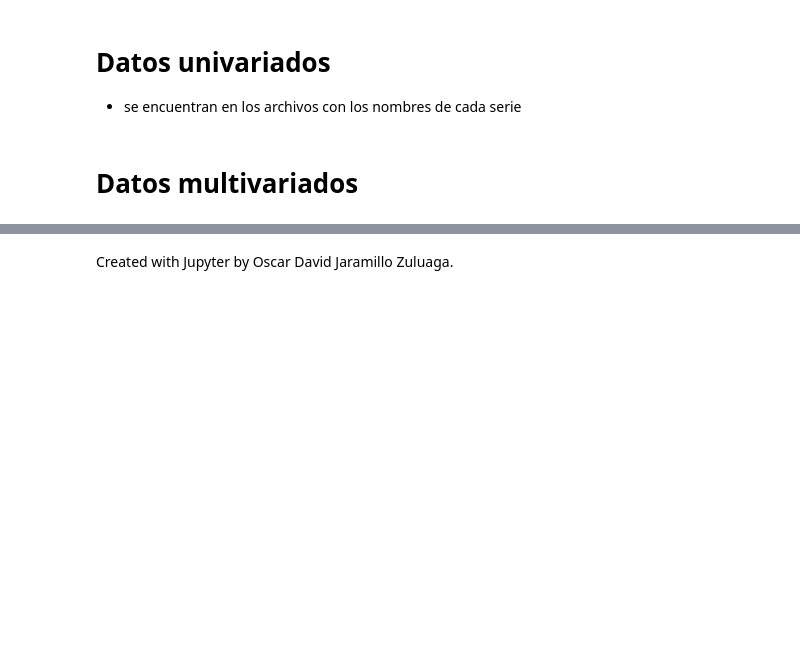
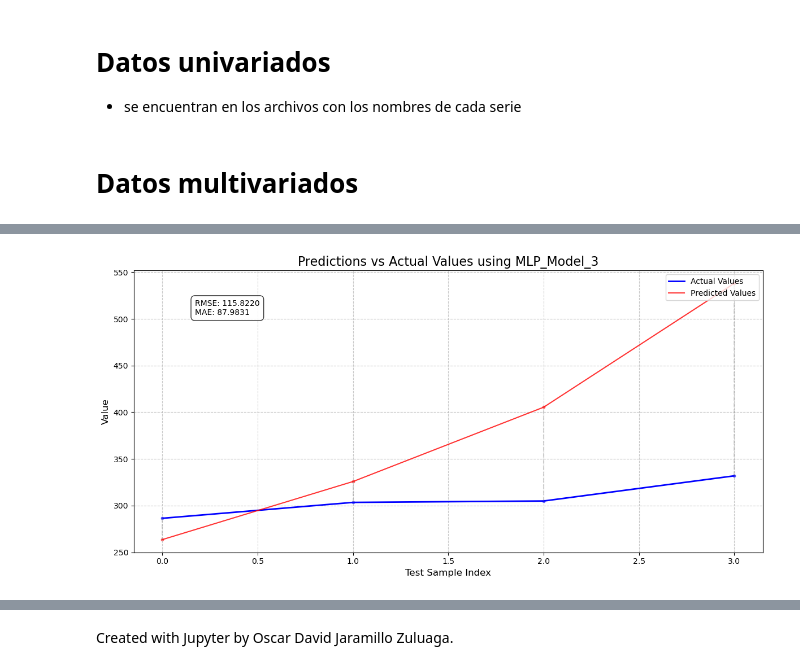
Before and after one commit to Pepe-Chuy/Examen2NL, a Jupyter notebook: Examen2_Tema2.ipynb, the cells around one changed output, grey strips where cells are left out. Drawn from its saved outputs; the diff is of its cells as text; code cells hidden in the pictures; blank space fills up the shorter version.

Commit message:
mpv model

```diff
--- a/Examen2_Tema2.ipynb
+++ b/Examen2_Tema2.ipynb
@@ -174,0 +243,11 @@ df
+# %%
+n_steps_in, n_steps_out = 6, 1
+
+X_train, y_train = split_multivariate_sequence_m_step(train.values, n_steps_in, n_steps_out)
+X_val, y_val = split_multivariate_sequence_m_step(val.values, n_steps_in, n_steps_out)
+X_test, y_test = split_multivariate_sequence_m_step(test.values, n_steps_in, n_steps_out)
+
+# Imprimir dimensiones de los datos de entrenamiento, validación y test
+print('Datos de entrenamiento', X_train.shape, y_train.shape)
+print('Datos de validación', X_val.shape, y_val.shape)
+print('Datos de test', X_test.shape, y_test.shape)
@@ -174,0 +486,75 @@ df
+# %%
+import numpy as np
+import matplotlib.pyplot as plt
+from sklearn.metrics import mean_squared_error, mean_absolute_error
+
+# Find the best model from the results dictionary
+best_model_name = min(results, key=lambda x: results[x]['test_mae'])
+best_model = next(model for model in models if model.name == best_model_name)
+
+# Generate predictions
+y_pred = best_model.predict(X_test)
+
+# Convert predictions and actual values to 1D arrays if needed
+y_test_flat = y_test.flatten() if y_test.ndim > 1 else y_test
+y_pred_flat = y_pred.flatten() if y_pred.ndim > 1 else y_pred
+
+# Calculate metrics
+mse = mean_squared_error(y_test_flat, y_pred_flat)
+mae = mean_absolute_error(y_test_flat, y_pred_flat)
+rmse = np.sqrt(mse)
+
+# Create a sequence of indices for the x-axis
+x = np.arange(len(y_test_flat))
+
+# Create the visualization
+plt.figure(figsize=(12, 6))
+
+# Plot actual vs predicted values
+plt.plot(x, y_test_flat, label='Actual Values', color='blue', linewidth=2)
+plt.plot(x, y_pred_flat, label='Predicted Values', color='red', linewidth=1.5, alpha=0.8)
+
+# Add a scatter plot to highlight the points
+plt.scatter(x, y_test_flat, color='blue', s=10, alpha=0.5)
+plt.scatter(x, y_pred_flat, color='red', s=10, alpha=0.5)
+
+# Highlight discrepancies with vertical lines
+for i in x:
+    plt.plot([i, i], [y_test_flat[i], y_pred_flat[i]], 'gray', alpha=0.3, linestyle='--')
+
+# Add labels and title
+plt.title(f'Predictions vs Actual Values using {best_model_name}', fontsize=16)
+plt.xlabel('Test Sample Index', fontsize=12)
+plt.ylabel('Value', fontsize=12)
+plt.grid(True, linestyle='--', alpha=0.7)
+
+# Add metrics as text
+plt.figtext(0.15, 0.8, f'RMSE: {rmse:.4f}\nMAE: {mae:.4f}',
+            bbox=dict(facecolor='white', alpha=0.8, boxstyle='round,pad=0.5'))
+
+# Add legend
+plt.legend(loc='upper right')
+
+# Make it look nicer
+plt.tight_layout()
+
+# Show the plot
+plt.show()
+
+# Display a sample of the predictions vs actual values
+print(f"\nSample of Predictions vs Actual Values for {best_model_name}:")
+print("-" * 60)
+print(f"{'Index':>8} | {'Actual':>12} | {'Predicted':>12} | {'Difference':>12}")
+print("-" * 60)
+
+# Show first 20 samples
+n_samples = min(20, len(y_test_flat))
+for i in range(n_samples):
+    actual = y_test_flat[i]
+    pred = y_pred_flat[i]
+    diff = actual - pred
+    print(f"{i:8d} | {actual:12.4f} | {pred:12.4f} | {diff:12.4f}")
+
+plt.tight_layout()
+plt.show()
+# %% [output]
@@ -174,0 +563 @@ df
+[figure, added]
```
Also changed, not shown: parts of 10 cells of this notebook, 1 other file.
